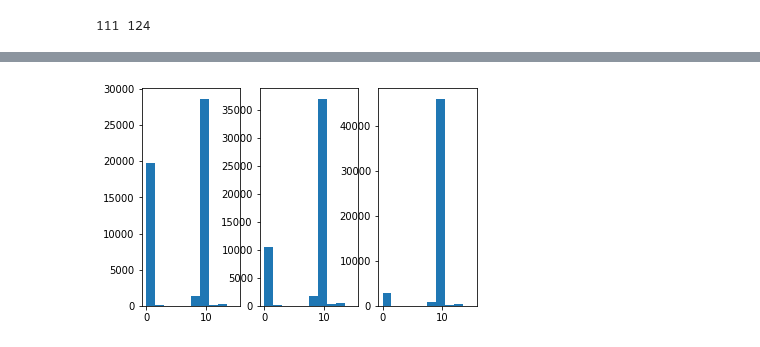
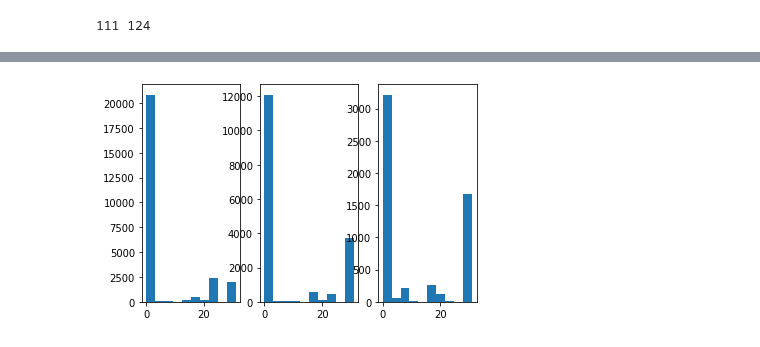
Before and after one commit to fxz200/detection, a Jupyter notebook: flower.ipynb, the cells around one changed output, grey strips where cells are left out. Cells and saved outputs as stored; diff of their text form; code cells hidden in the pictures.

```diff
--- a/flower.ipynb
+++ b/flower.ipynb
@@ -100,7 +82,7 @@ def HSV_differentiate(HSV):
         if v>20 and v<=70:
             V=0
         else:V=1
-        l=H+S+V+8
+        l=4*H+2*S+V+8
     return l
 
 print(HSV_differentiate(HSV))
@@ -212,30 +194,78 @@ img3_=cv2.cvtColor(img3,cv2.COLOR_BGR2HSV)
 #cv2.imshow('result3.png',img2)
 cv2.waitKey()
 cv2.destroyAllWindows()
-HSV_differentiate(HSV)
-color_list_1=[]
-for i in img1:
+##刪除純黑##
+
+black=np.array([0,0,0])
+color_list_1_no_black=[]
+color_list_2_no_black=[]
+color_list_3_no_black=[]
+#color_list_1_no_black=np.ndarray(color_list_1_no_black)
+for i in img1_:
     for k in i:
-        color_list_1.append(HSV_differentiate(k))
+        if k.any() == black.any():
+            continue
+        else:
+            color_list_1_no_black.append(k)
+            #print(k)
+for i in img2_:
+    for k in i:
+        if k.any() == black.any():
+            continue
+        else:
+            color_list_2_no_black.append(k)
+            #print(k)
+for i in img3_:
+    for k in i:
+        if k.any() == black.any():
+            continue
+        else:
+            color_list_3_no_black.append(k)
+            #print(k)
 
-color_list_1
+color_hist_1=[]
+for i in color_list_1_no_black:
+    color_hist_1.append(HSV_differentiate(i))
 plt.subplot(131)
-plt.hist(color_list_1)
-color_list_2=[]
-for i in img2:
-    for k in i:
-        color_list_2.append(HSV_differentiate(k))
+plt.hist(color_hist_1)
 
-color_list_2
+color_hist_2=[]
+for i in color_list_2_no_black:
+    color_hist_2.append(HSV_differentiate(i))
 plt.subplot(132)
-plt.hist(color_list_2)
-color_list_3=[]
-for i in img3:
-    for k in i:
-        color_list_3.append(HSV_differentiate(k))
+plt.hist(color_hist_2)
 
-color_list_3
+
+color_hist_3=[]
+for i in color_list_3_no_black:
+    color_hist_3.append(HSV_differentiate(i))
 plt.subplot(133)
-plt.hist(color_list_3)
+plt.hist(color_hist_3)
+
+
+# color_list_1=[]
+# for i in img1:
+#     for k in i:
+#         color_list_1.append(HSV_differentiate(k))
+
+# color_list_1
+# plt.subplot(131)
+# plt.hist(color_list_1)
+# color_list_2=[]
+# for i in img2:
+#     for k in i:
+#         color_list_2.append(HSV_differentiate(k))
+
+# color_list_2
+# plt.subplot(132)
+# plt.hist(color_list_2)
+# color_list_3=[]
+# for i in img3:
+#     for k in i:
+#         color_list_3.append(HSV_differentiate(k))
+
+# color_list_3
+# plt.subplot(133)
+# plt.hist(color_list_3)
 ##施工中##
 # %% [output]
@@ -245,2 +275,2 @@ plt.hist(color_list_3)
  <BarContainer object of 10 artists>)
-[figure, old version]
+[figure, new version]
```
Also changed, not shown: parts of 5 cells of this notebook.
